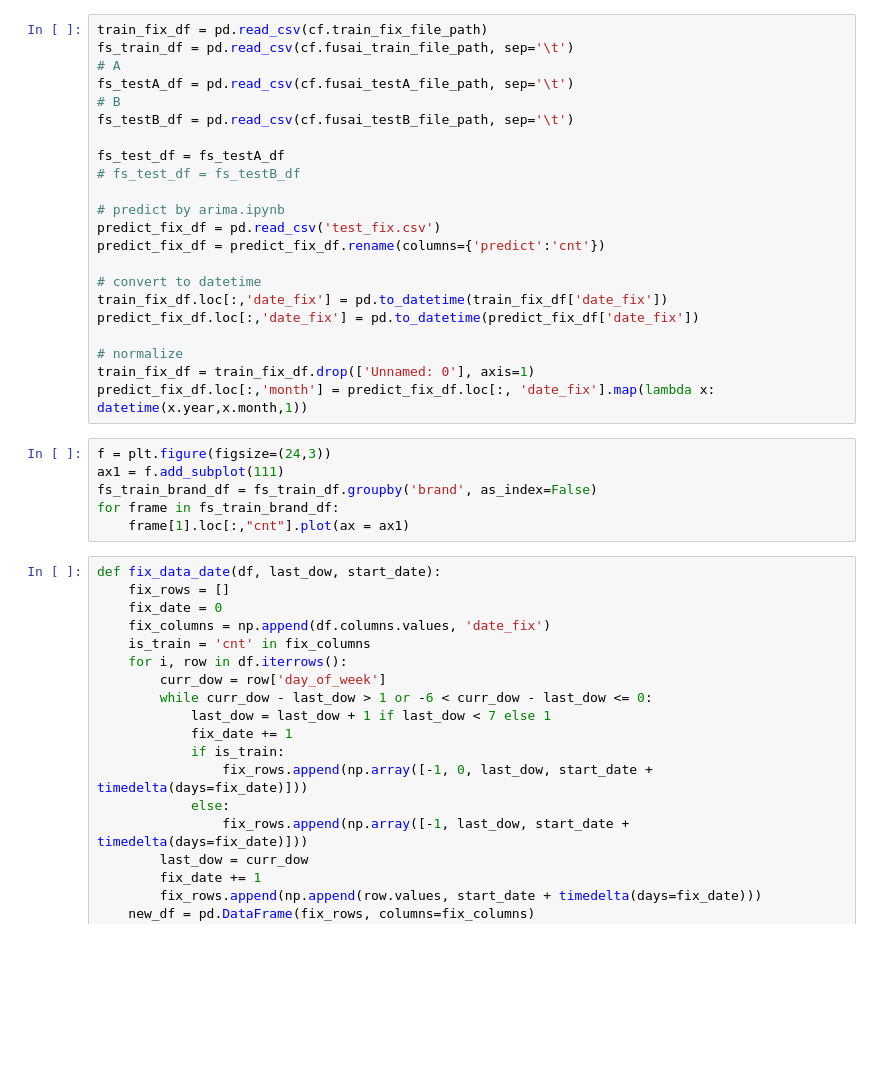
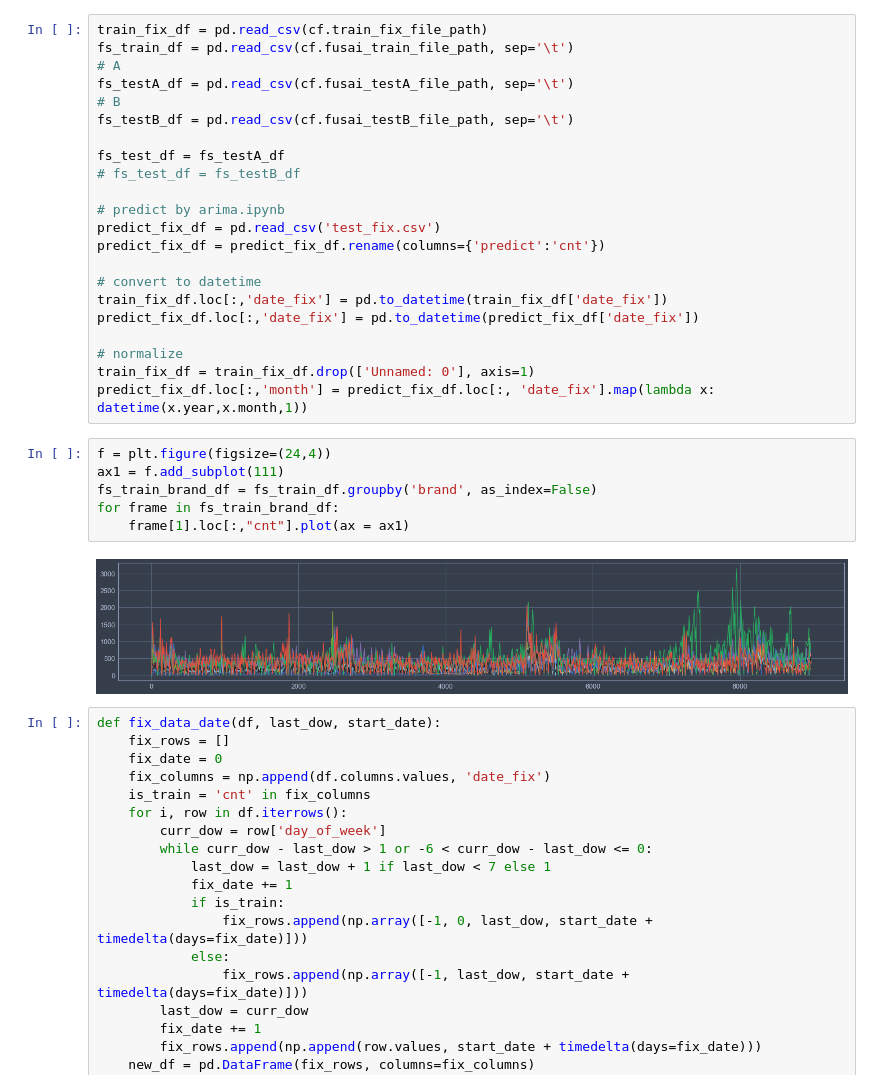
Before and after one commit to zhchaoo/YanCityCarBand_tianchi, a Jupyter notebook: fusai_arima_A.ipynb, the cells around one changed output. Saved outputs shown, nothing was run; the diff lists cells and outputs as text; blank space fills up the shorter version.

```diff
--- a/fusai_arima_A.ipynb
+++ b/fusai_arima_A.ipynb
@@ -43,11 +43,13 @@ predict_fix_df.loc[:,'date_fix'] = pd.to_datetime(predict_fix_df['date_fix'])
 train_fix_df = train_fix_df.drop(['Unnamed: 0'], axis=1)
 predict_fix_df.loc[:,'month'] = predict_fix_df.loc[:, 'date_fix'].map(lambda x: datetime(x.year,x.month,1))
 # %%
-f = plt.figure(figsize=(24,3))
+f = plt.figure(figsize=(24,4))
 ax1 = f.add_subplot(111)
 fs_train_brand_df = fs_train_df.groupby('brand', as_index=False)
 for frame in fs_train_brand_df:
     frame[1].loc[:,"cnt"].plot(ax = ax1)
+# %% [output]
+[figure, added]
 # %%
 def fix_data_date(df, last_dow, start_date):
     fix_rows = []
```
Also changed, not shown: parts of 3 cells of this notebook, 3 other files.
